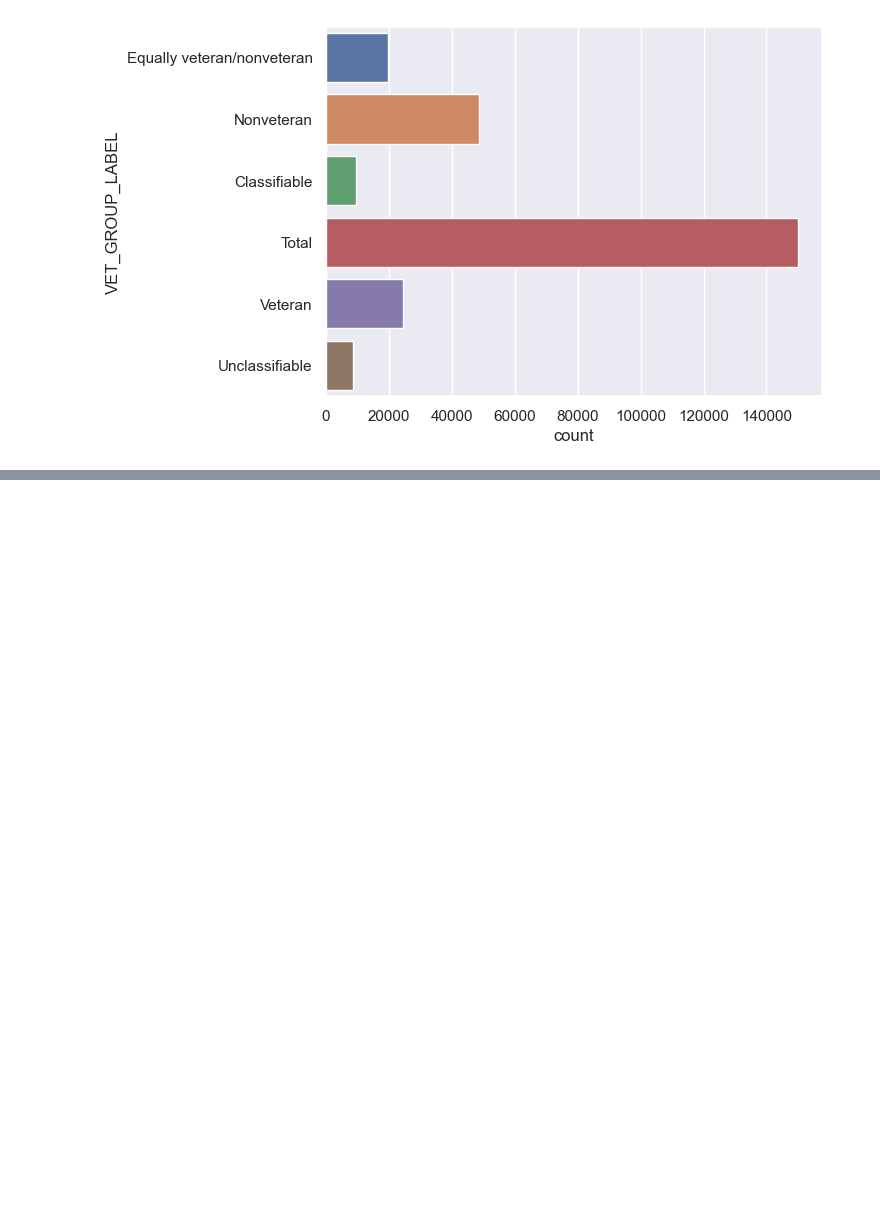
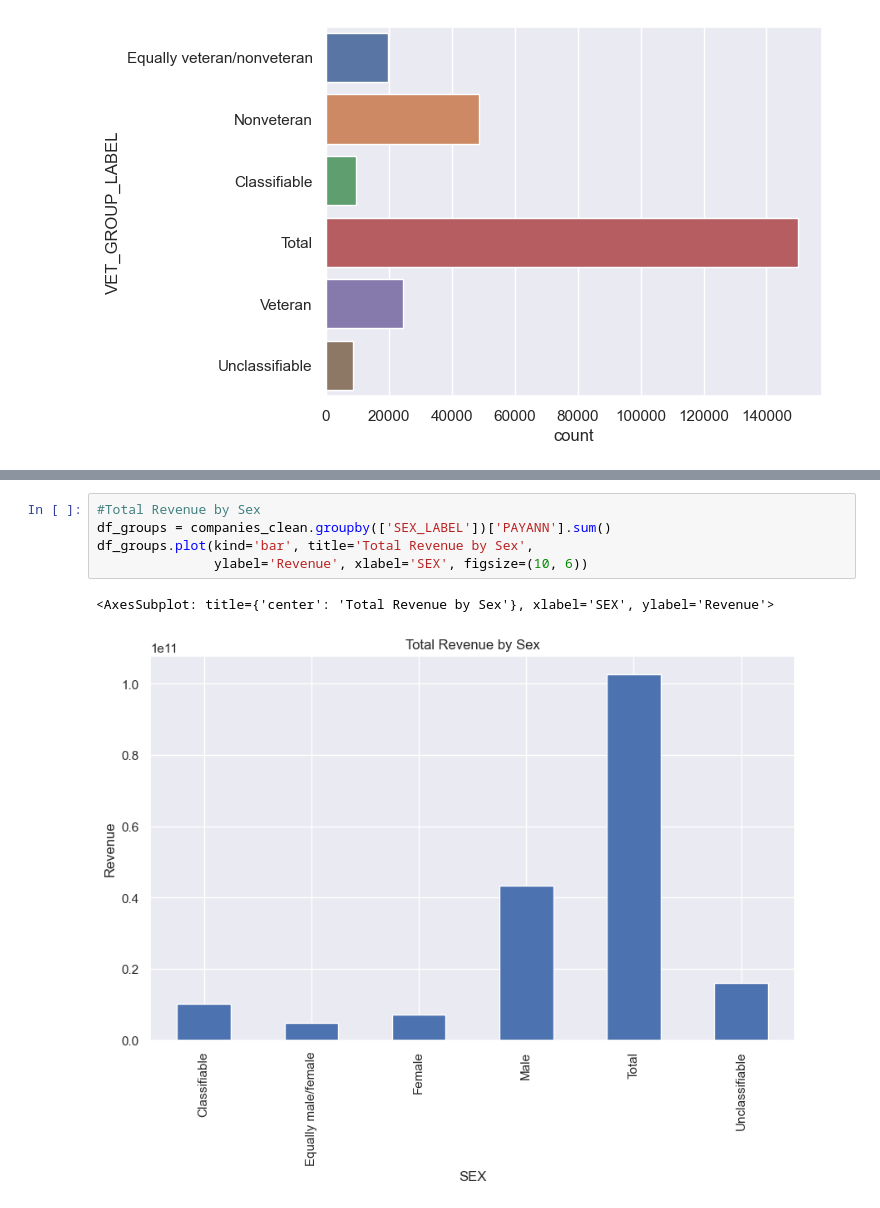
Before and after one commit to asadTariq666/Python_work, a Jupyter notebook: visualization isabellah/visualization.ipynb, the cells around one changed output, grey strips where cells are left out. Drawn from its saved outputs; the diff is of its cells as text; blank space fills up the shorter version.

```diff
--- a/visualization isabellah/visualization.ipynb
+++ b/visualization isabellah/visualization.ipynb
@@ -160,0 +159,8 @@ ax = sns.countplot(y="VET_GROUP_LABEL", data=companies_clean)
+# %%
+#Total Revenue by Sex
+df_groups = companies_clean.groupby(['SEX_LABEL'])['PAYANN'].sum()
+df_groups.plot(kind='bar', title='Total Revenue by Sex',
+               ylabel='Revenue', xlabel='SEX', figsize=(10, 6))
+# %% [output]
+<AxesSubplot: title={'center': 'Total Revenue by Sex'}, xlabel='SEX', ylabel='Revenue'>
+[figure, added]
```
Also changed, not shown: parts of 17 cells of this notebook, 1 other file.
